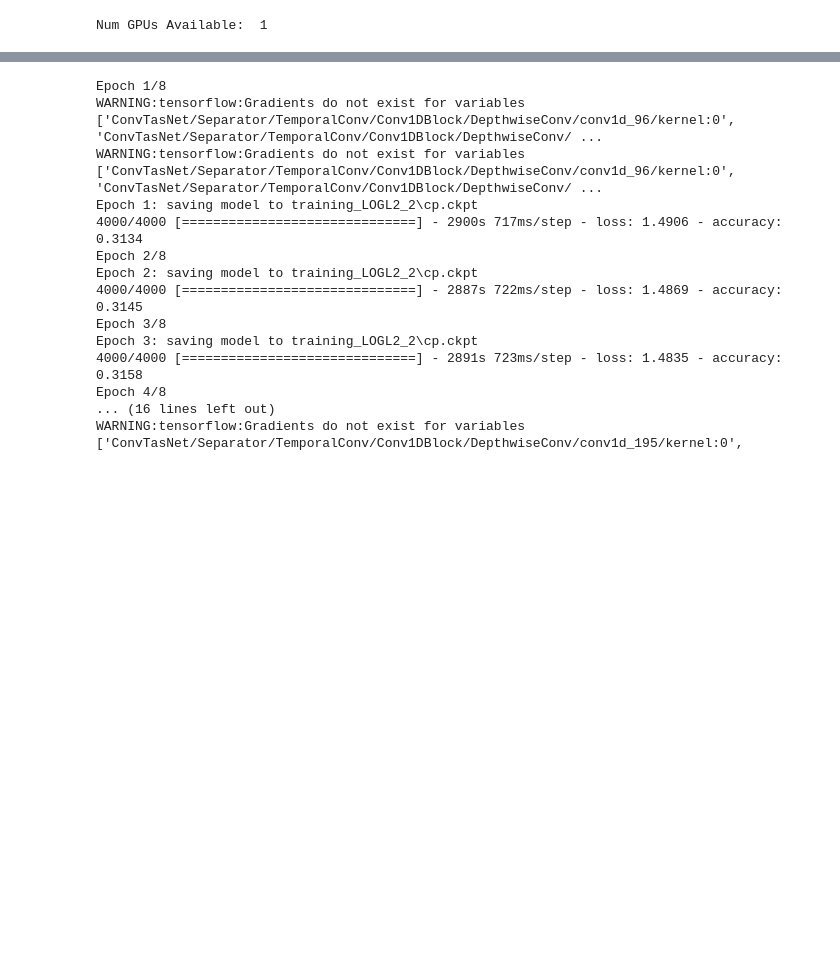
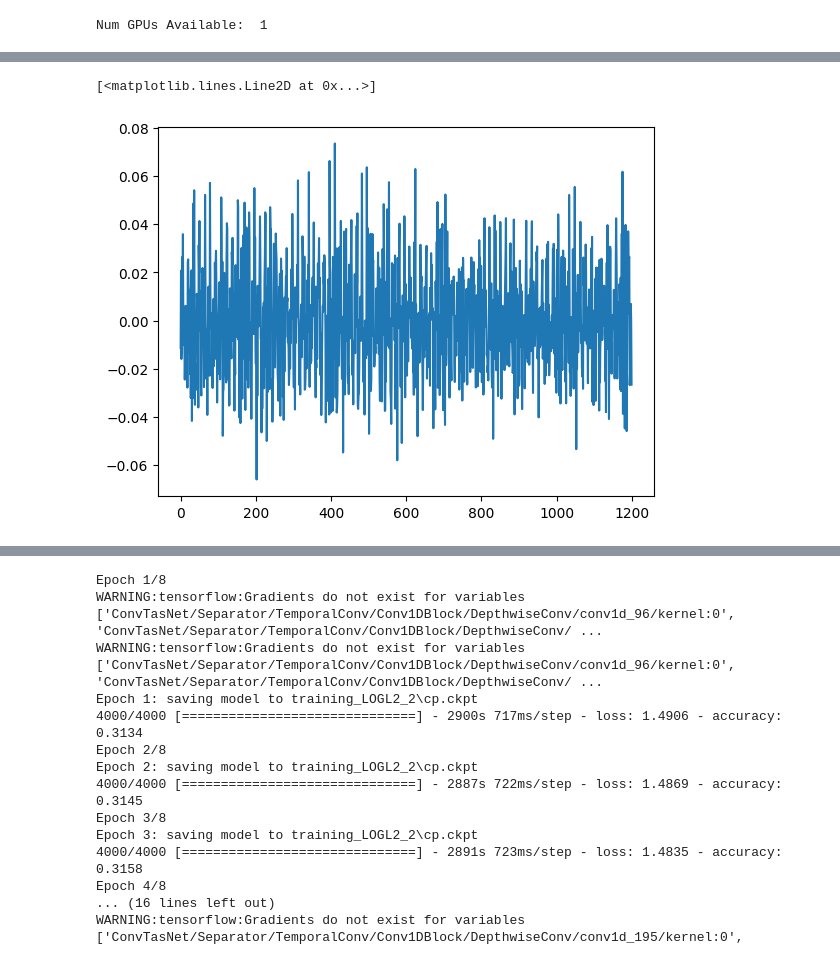
Before and after one commit to jambory/MusicSourceSeparation, a Jupyter notebook: nn_implementation/testing_convtas.ipynb, the cells around one changed output, grey strips where cells are left out. Saved outputs shown, nothing was run; the diff lists cells and outputs as text; code cells hidden in the pictures; blank space fills up the shorter version.

```diff
--- a/nn_implementation/testing_convtas.ipynb
+++ b/nn_implementation/testing_convtas.ipynb
@@ -78,0 +258,5 @@ def create_fit_save(dataset, epochs=10):
+# %%
+plt.plot(y_0[1,0,:])
+# %% [output]
+[<matplotlib.lines.Line2D at 0x...>]
+[figure, added]
```
Also changed, not shown: parts of 32 cells of this notebook, 9 other files.
